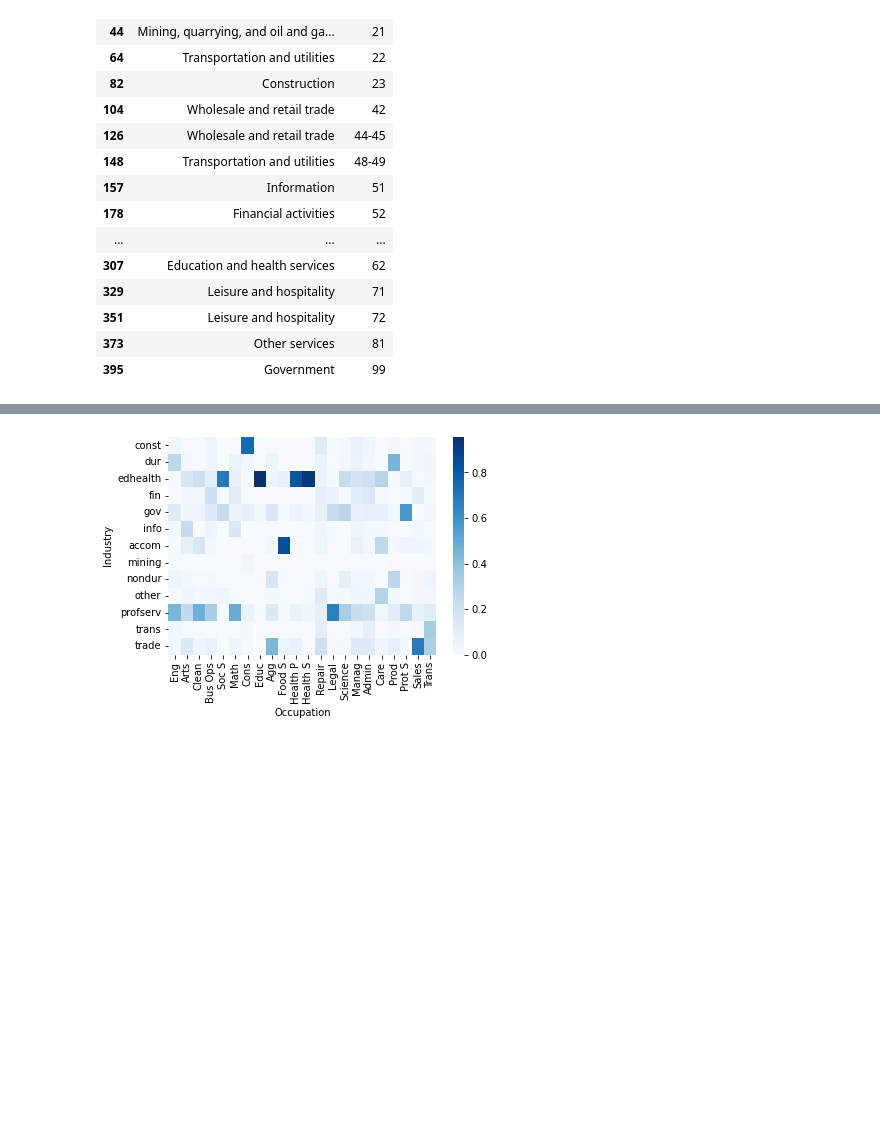
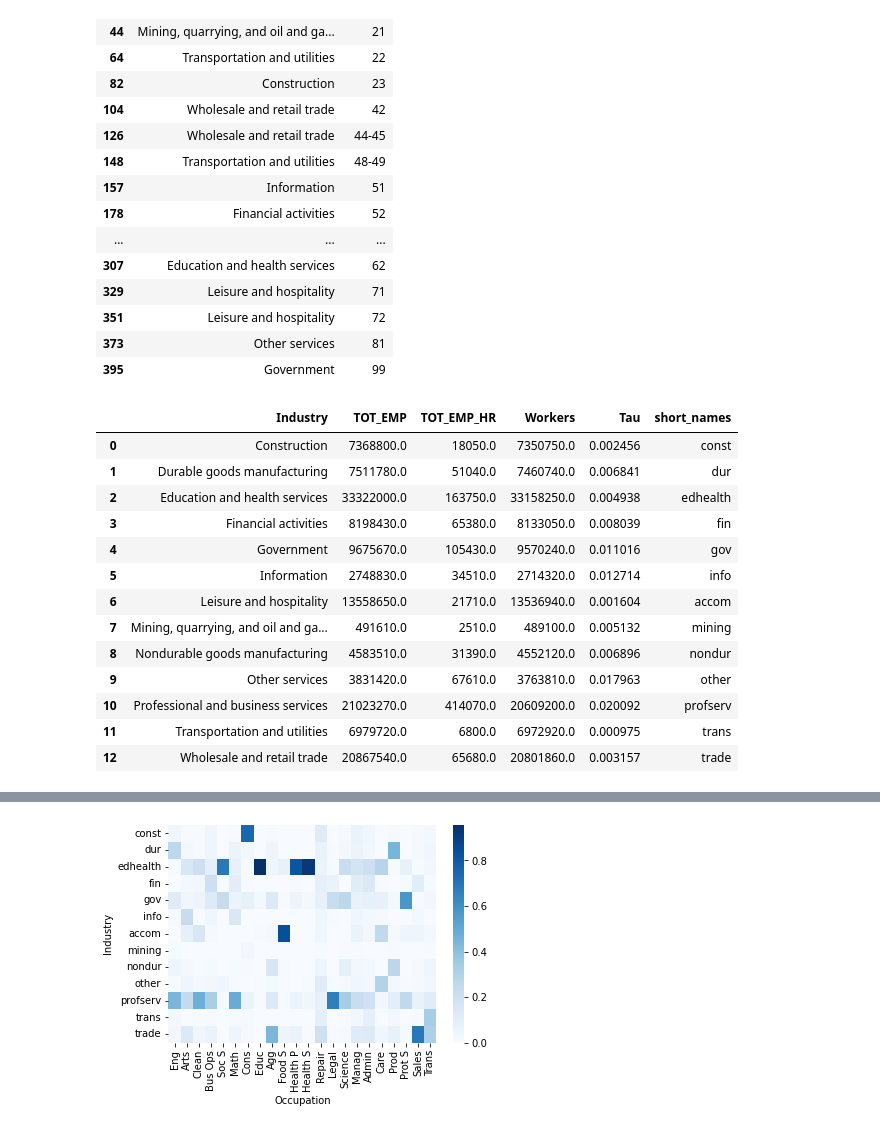
Before and after one commit to hs97/UnemploymentNetwork, a Jupyter notebook: new_code/occupation.ipynb, the cells around one changed output, grey strips where cells are left out. Saved outputs shown, nothing was run; the diff lists cells and outputs as text; code cells hidden in the pictures; blank space fills up the shorter version.

```diff
--- a/new_code/occupation.ipynb
+++ b/new_code/occupation.ipynb
@@ -6,0 +14,8 @@ from matplotlib.colors import LogNorm, Normalize
+# %%
+# Compute HR count for non-manufacturing
+hr = occ_by_ind[occ_by_ind['OCC_TITLE'].str.lower().str.contains('human resources')]
+hr = hr[hr['O_GROUP'] == 'broad'][['NAICS', "OCC_CODE", 'NAICS_TITLE', "OCC_TITLE", "TOT_EMP"]]
+hr.loc[:, 'TOT_EMP'] = pd.to_numeric(hr['TOT_EMP'], errors='coerce').fillna(0)
+hr = hr.groupby(['NAICS_TITLE', 'NAICS'])['TOT_EMP'].sum().reset_index()
+hr = hr[hr['NAICS'] != '31-33']
+hr.head()
@@ -6,0 +29,21 @@ from matplotlib.colors import LogNorm, Normalize
+# %%
+# compute HR count for manufacturing
+manu_dict = {'Nondur': list(range(311, 317)) + list(range(322, 327)),
+             'Dur': [321, 327, 339] + list(range(331, 338))}
+
+# Helper for retrieving industry names
+def helper(x, manu_dict):
+    for k, v in manu_dict.items():
+        if x in v:
+            return k
+        else:
+            None
+
+hr_3d = occ_3d[occ_3d['OCC_TITLE'].str.lower().str.contains('human resources')]
+hr_3d = hr_3d[hr_3d['O_GROUP'] == 'broad'][['NAICS', "OCC_CODE", 'NAICS_TITLE', "OCC_TITLE", "TOT_EMP"]]
+hr_3d.loc[:, 'TOT_EMP'] = pd.to_numeric(occ_3d['TOT_EMP'], errors='coerce').fillna(0)
+hr_3d.loc[:, 'NAICS'] = hr_3d['NAICS'] // 1000
+hr_3d.loc[:, 'NAICS_TITLE'] = hr_3d['NAICS'].apply(lambda x: helper(x, manu_dict)).dropna()
+hr_3d = hr_3d.dropna(subset=['NAICS_TITLE']).groupby(['NAICS_TITLE', 'NAICS'])['TOT_EMP'].sum().reset_index()
+hr_3d.loc[:, "NAICS"] = hr_3d['NAICS_TITLE'].transform(lambda x: '33DG' if x == 'Dur' else '31ND')
+hr_3d.head()
@@ -6,0 +57,4 @@ from matplotlib.colors import LogNorm, Normalize
+# %%
+hr = pd.concat([hr_3d, hr])
+hr = pd.merge(hr, ind_dict, on='NAICS_TITLE', how='inner').drop(columns=['NAICS_TITLE'])
+hr.head()
@@ -6,0 +68,3 @@ from matplotlib.colors import LogNorm, Normalize
+# %%
+hr = hr.groupby(['Industry'])['TOT_EMP'].sum().reset_index()
+hr.head()
@@ -68,6 +133,30 @@ occ_by_ind.loc[:, 'EMP_PCT'] = occ_by_ind['TOT_EMP']/occ_by_ind.groupby('OCC_COD
 occ_by_ind.loc[:, 'WL_PCT'] = occ_by_ind['WL']/occ_by_ind.groupby('Industry')['WL'].transform(sum)
 curlyL = occ_by_ind.pivot_table(columns=['OCC_TITLE'], index=['Industry'], values='EMP_PCT').fillna(0)
 epsN = occ_by_ind.pivot_table(columns=['OCC_TITLE'], index=['Industry'], values='WL_PCT').fillna(0)
+# %%
+## Compute recruiter-producer ratio
+tot_emp = occ_by_ind.groupby('Industry')['TOT_EMP'].sum().reset_index()
+tau = pd.merge(tot_emp, hr, on='Industry', suffixes=['', '_HR'])
+tau.loc[:, 'Workers'] = tau['TOT_EMP'] - tau['TOT_EMP_HR']
+tau.loc[:, 'Tau'] = tau['TOT_EMP_HR'] / tau['Workers']
+tau = pd.merge(tau, long_short_names, on='Industry')
+tau.to_csv("../data/clean/tau_2021.csv", index=False)
+tau
+# %% [output]
+|  | Industry | TOT_EMP | TOT_EMP_HR | Workers | Tau | short_names |
+| 0 | Construction | 7368800.0 | 18050.0 | 7350750.0 | 0.002456 | const |
+| 1 | Durable goods manufacturing | 7511780.0 | 51040.0 | 7460740.0 | 0.006841 | dur |
+| 2 | Education and health services | 33322000.0 | 163750.0 | 33158250.0 | 0.004938 | edhealth |
+| 3 | Financial activities | 8198430.0 | 65380.0 | 8133050.0 | 0.008039 | fin |
+| 4 | Government | 9675670.0 | 105430.0 | 9570240.0 | 0.011016 | gov |
+| 5 | Information | 2748830.0 | 34510.0 | 2714320.0 | 0.012714 | info |
+| 6 | Leisure and hospitality | 13558650.0 | 21710.0 | 13536940.0 | 0.001604 | accom |
+| 7 | Mining, quarrying, and oil and ga... | 491610.0 | 2510.0 | 489100.0 | 0.005132 | mining |
+| 8 | Nondurable goods manufacturing | 4583510.0 | 31390.0 | 4552120.0 | 0.006896 | nondur |
+| 9 | Other services | 3831420.0 | 67610.0 | 3763810.0 | 0.017963 | other |
+| 10 | Professional and business services | 21023270.0 | 414070.0 | 20609200.0 | 0.020092 | profserv |
+| 11 | Transportation and utilities | 6979720.0 | 6800.0 | 6972920.0 | 0.000975 | trans |
+| 12 | Wholesale and retail trade | 20867540.0 | 65680.0 | 20801860.0 | 0.003157 | trade |
 # %%
 curlyL
 # %% [output]
```
Also changed, not shown: parts of 8 cells of this notebook, 1 other file.
